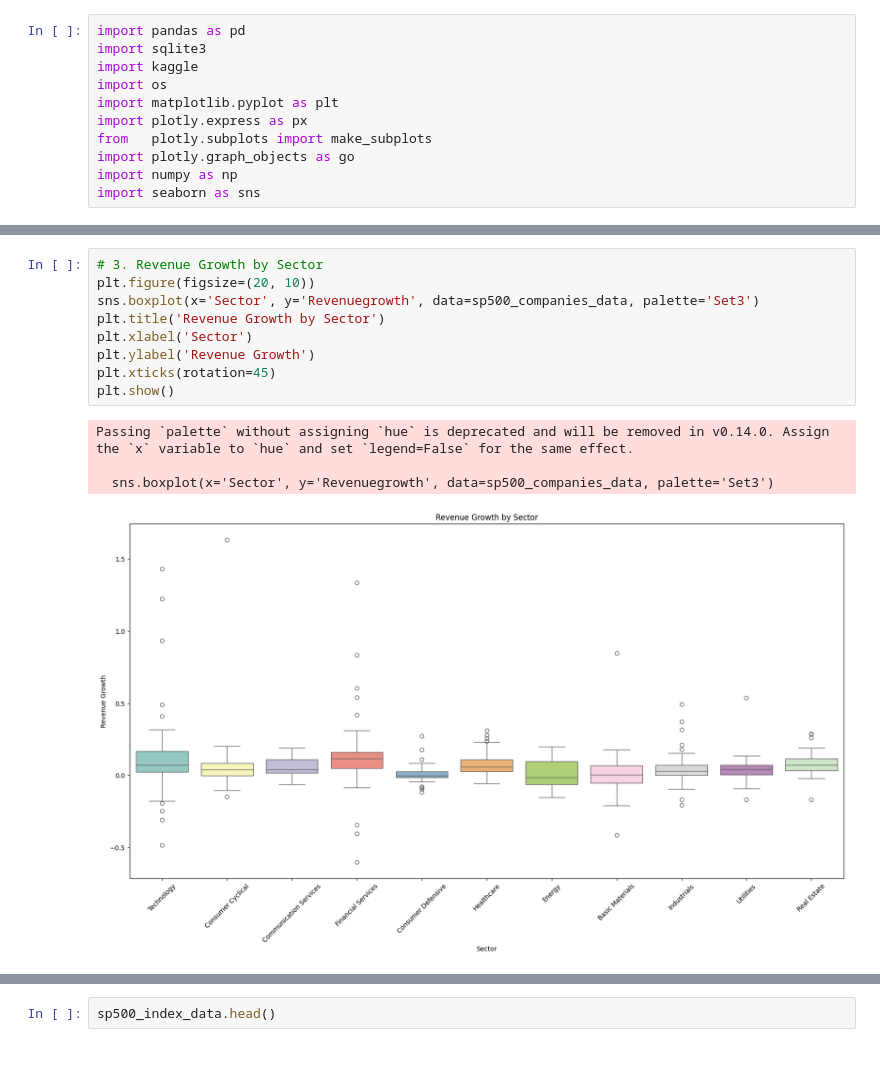
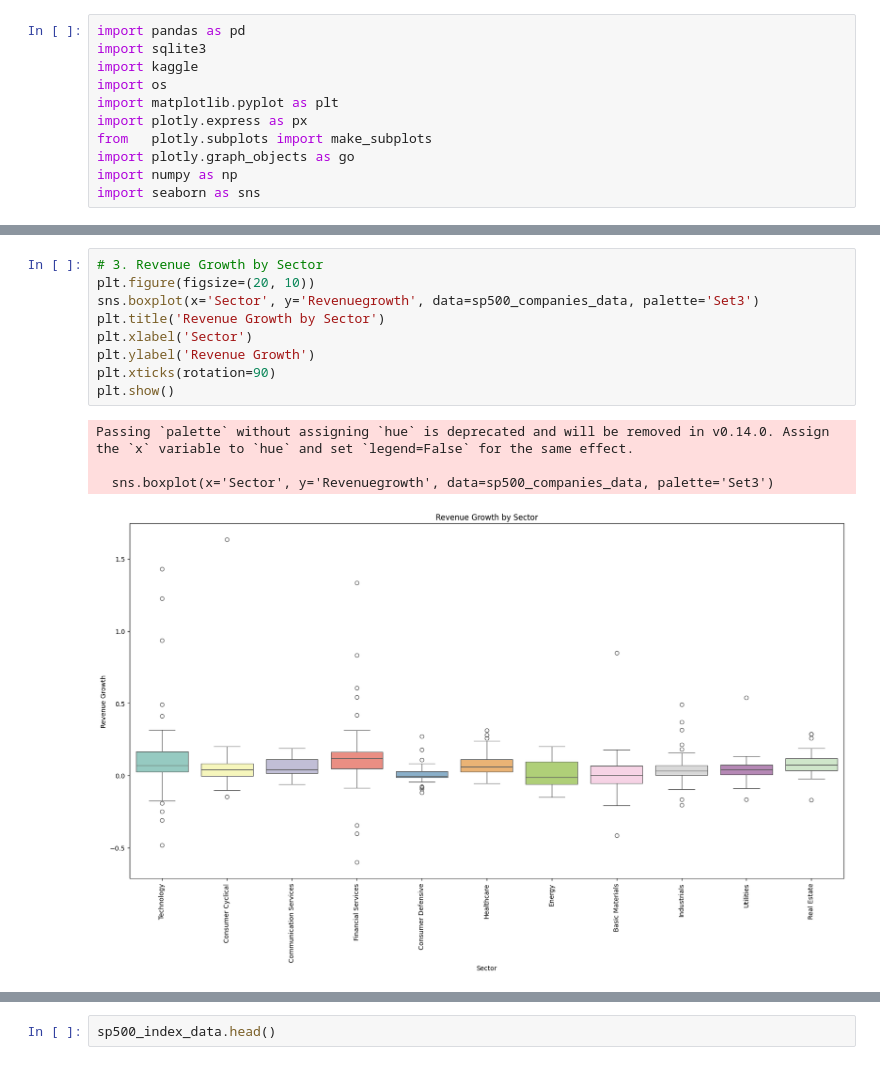
Before and after one commit to bilalahmad1995/WS2024-25-MADE, a Jupyter notebook: project/EDA.ipynb, the cells around one changed output, grey strips where cells are left out. Cells and saved outputs as stored; diff of their text form.

```diff
--- a/project/EDA.ipynb
+++ b/project/EDA.ipynb
@@ -96,17 +80,17 @@ Passing `palette` without assigning `hue` is deprecated and will be removed in v
 # %%
 # 3. Revenue Growth by Sector
 plt.figure(figsize=(20, 10))
 sns.boxplot(x='Sector', y='Revenuegrowth', data=sp500_companies_data, palette='Set3')
 plt.title('Revenue Growth by Sector')
 plt.xlabel('Sector')
 plt.ylabel('Revenue Growth')
-plt.xticks(rotation=45)
+plt.xticks(rotation=90)
 plt.show()
 # %% [output]
 Passing `palette` without assigning `hue` is deprecated and will be removed in v0.14.0. Assign the `x` variable to `hue` and set `legend=False` for the same effect.
 
   sns.boxplot(x='Sector', y='Revenuegrowth', data=sp500_companies_data, palette='Set3')
-[figure, old version]
+[figure, new version]
 # %%
 # 4. Relationship Between Market Cap and EBITDA
 plt.figure(figsize=(10, 6))
```
Also changed, not shown: parts of 10 cells of this notebook, 4 other files.
